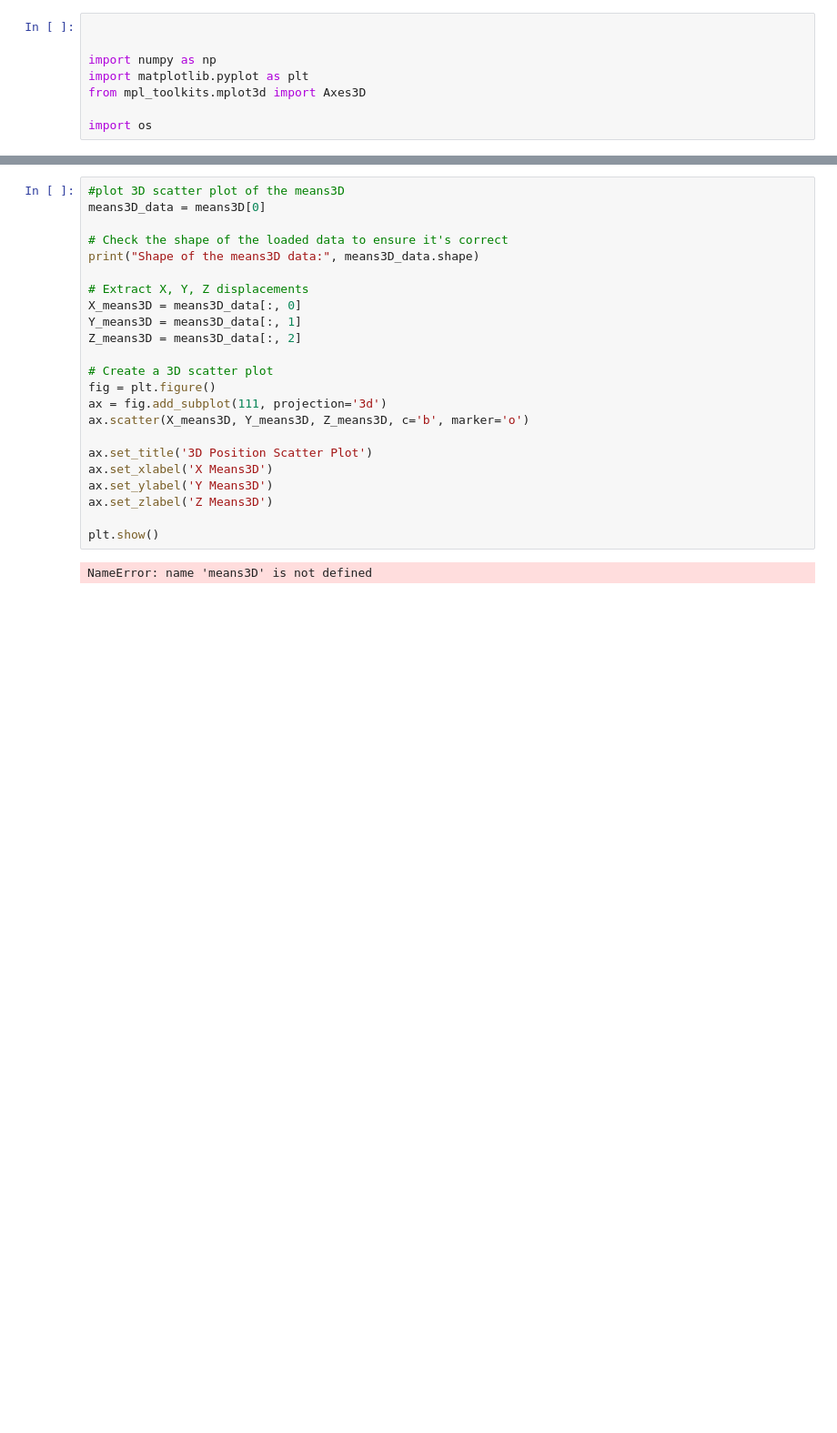
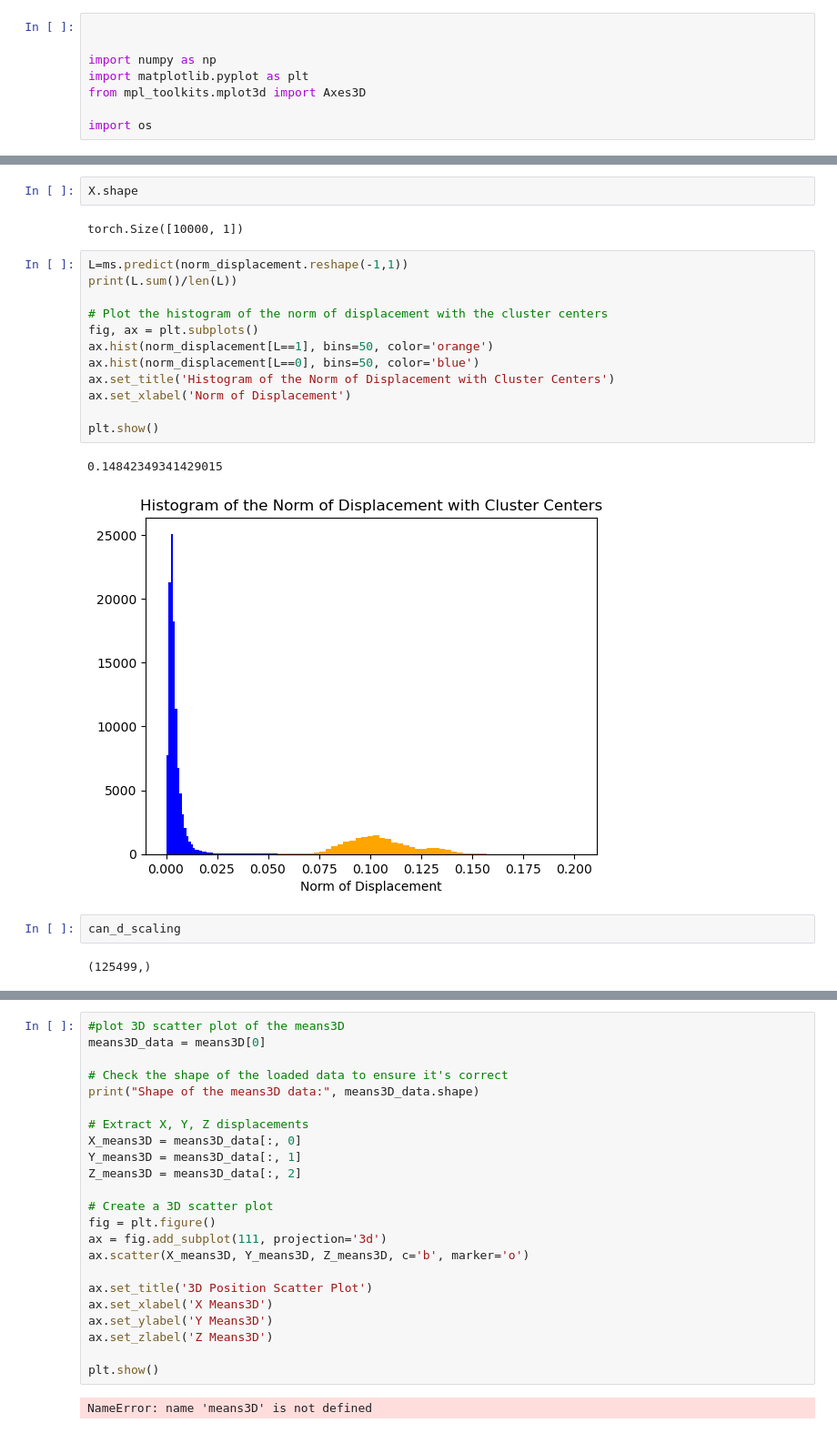
Before and after one commit to mickaelbressieux/Deformable-3D-Gaussians, a Jupyter notebook: displacement_analysis.ipynb, the cells around one changed output, grey strips where cells are left out. Shown: that part at 91% size. Cells and saved outputs as stored; diff of their text form; blank space fills up the shorter version.

```diff
--- a/displacement_analysis.ipynb
+++ b/displacement_analysis.ipynb
@@ -228,0 +278,23 @@ plt.show()
+# %%
+X.shape
+# %% [output]
+torch.Size([10000, 1])
+# %%
+L=ms.predict(norm_displacement.reshape(-1,1))
+print(L.sum()/len(L))
+
+# Plot the histogram of the norm of displacement with the cluster centers
+fig, ax = plt.subplots()
+ax.hist(norm_displacement[L==1], bins=50, color='orange')
+ax.hist(norm_displacement[L==0], bins=50, color='blue')
+ax.set_title('Histogram of the Norm of Displacement with Cluster Centers')
+ax.set_xlabel('Norm of Displacement')
+
+plt.show()
+# %% [output]
+0.14842349341429015
+[figure, added]
+# %%
+can_d_scaling
+# %% [output]
+(125499,)
```
Also changed, not shown: parts of 11 cells of this notebook, 6 other files.
